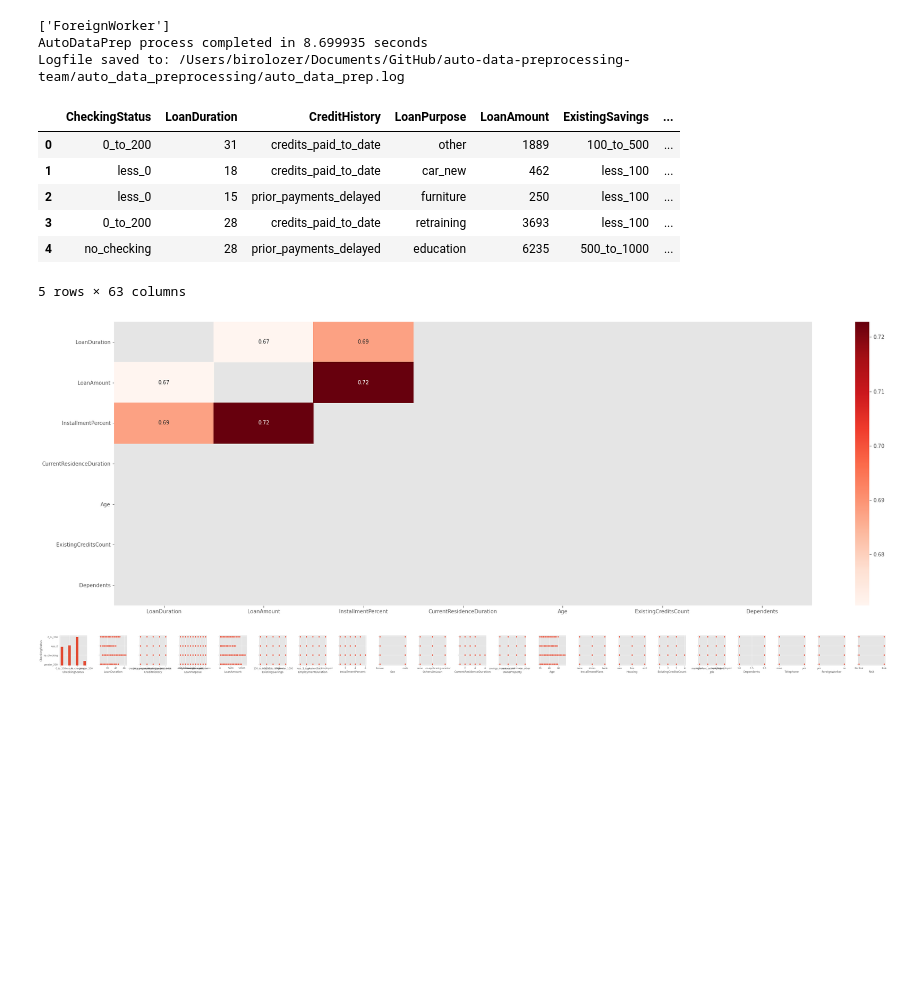
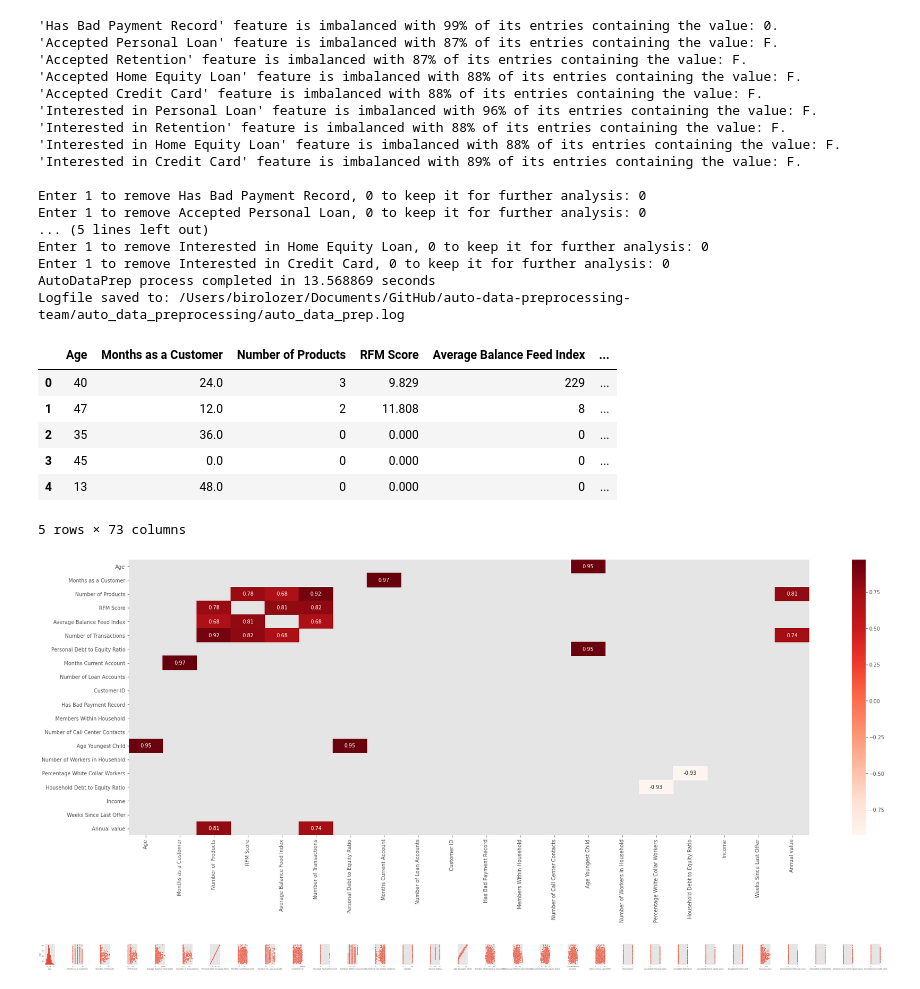
Before and after one commit to TeamTrainee/auto-data-preprocessing, a Jupyter notebook: auto_data_preprocessing/main.ipynb, the cells around one changed output. Drawn from its saved outputs; the diff is of its cells as text; code cells hidden in the pictures; blank space fills up the shorter version.

```diff
--- a/auto_data_preprocessing/main.ipynb
+++ b/auto_data_preprocessing/main.ipynb
@@ -15,32 +15,53 @@ import pandas as pd
 # df.head()
 # %%
 # if code is running on IBM Cloud Pak, comment and run
-df = pd.read_csv('german_credit_data.csv')
+df = pd.read_csv('bank_customer_data.csv')
+df = df[:70000]
 # %%
 imbalanced_dict, info_message = Imbalanced.handle(df)
 """
 options = st.multiselect(
      'Select the features you wish to be removed from further analysis',
      list(imbalanced_dict.keys()))
 
 st.write('You selected:', options)
 """
-options = list(imbalanced_dict.keys())   # comment out once the streamlit code is active
-pipeline = AutoDataPrep(df, options)
+cols_to_remove = []
+print(info_message)
+for key in imbalanced_dict.keys():
+    txt = 'Enter 1 to remove ' + key + ', 0 to keep it for further analysis: '
+    rem = int(input(txt))
+    if rem == 1:
+        cols_to_remove.append(key)
+pipeline = AutoDataPrep(df, cols_to_remove)
 pipeline.output.head()
 # %% [output]
-['ForeignWorker']
-AutoDataPrep process completed in 8.699935 seconds
+'Has Bad Payment Record' feature is imbalanced with 99% of its entries containing the value: 0.
+'Accepted Personal Loan' feature is imbalanced with 87% of its entries containing the value: F.
+'Accepted Retention' feature is imbalanced with 87% of its entries containing the value: F.
+'Accepted Home Equity Loan' feature is imbalanced with 88% of its entries containing the value: F.
+'Accepted Credit Card' feature is imbalanced with 88% of its entries containing the value: F.
+'Interested in Personal Loan' feature is imbalanced with 96% of its entries containing the value: F.
+'Interested in Retention' feature is imbalanced with 88% of its entries containing the value: F.
+'Interested in Home Equity Loan' feature is imbalanced with 88% of its entries containing the value: F.
+'Interested in Credit Card' feature is imbalanced with 89% of its entries containing the value: F.
+
+Enter 1 to remove Has Bad Payment Record, 0 to keep it for further analysis: 0
+Enter 1 to remove Accepted Personal Loan, 0 to keep it for further analysis: 0
+... (5 lines left out)
+Enter 1 to remove Interested in Home Equity Loan, 0 to keep it for further analysis: 0
+Enter 1 to remove Interested in Credit Card, 0 to keep it for further analysis: 0
+AutoDataPrep process completed in 13.568869 seconds
 Logfile saved to: /Users/birolozer/Documents/GitHub/auto-data-preprocessing-team/auto_data_preprocessing/auto_data_prep.log
-|  | CheckingStatus | LoanDuration | CreditHistory | LoanPurpose | LoanAmount | ExistingSavings | ... |
-| 0 | 0_to_200 | 31 | credits_paid_to_date | other | 1889 | 100_to_500 | ... |
-| 1 | less_0 | 18 | credits_paid_to_date | car_new | 462 | less_100 | ... |
-| 2 | less_0 | 15 | prior_payments_delayed | furniture | 250 | less_100 | ... |
-| 3 | 0_to_200 | 28 | credits_paid_to_date | retraining | 3693 | less_100 | ... |
-| 4 | no_checking | 28 | prior_payments_delayed | education | 6235 | 500_to_1000 | ... |
+|  | Age | Months as a Customer | Number of Products | RFM Score | Average Balance Feed Index | ... |
+| 0 | 40 | 24.0 | 3 | 9.829 | 229 | ... |
+| 1 | 47 | 12.0 | 2 | 11.808 | 8 | ... |
+| 2 | 35 | 36.0 | 0 | 0.000 | 0 | ... |
+| 3 | 45 | 0.0 | 0 | 0.000 | 0 | ... |
+| 4 | 13 | 48.0 | 0 | 0.000 | 0 | ... |
-5 rows × 63 columns
+5 rows × 73 columns
-[figure, old version]
+[figure, new version]
-[figure, old version]
+[figure, new version]
 # %%
 pipeline.output.columns
 # %% [output]
```
Also changed, not shown: 1 other file.
